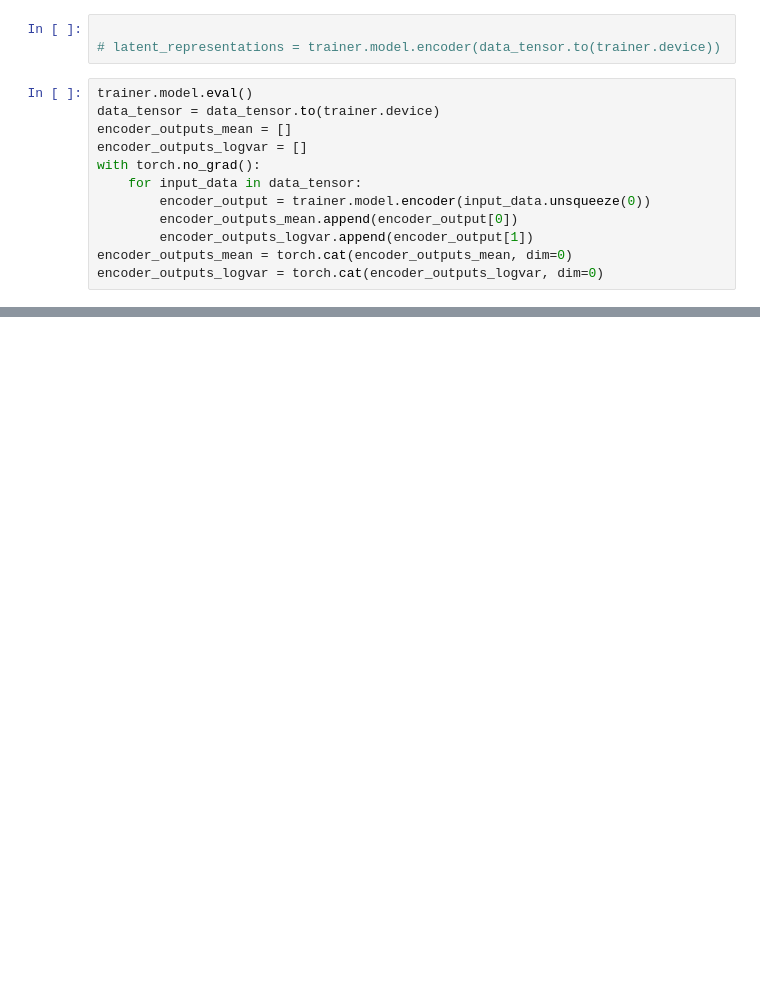
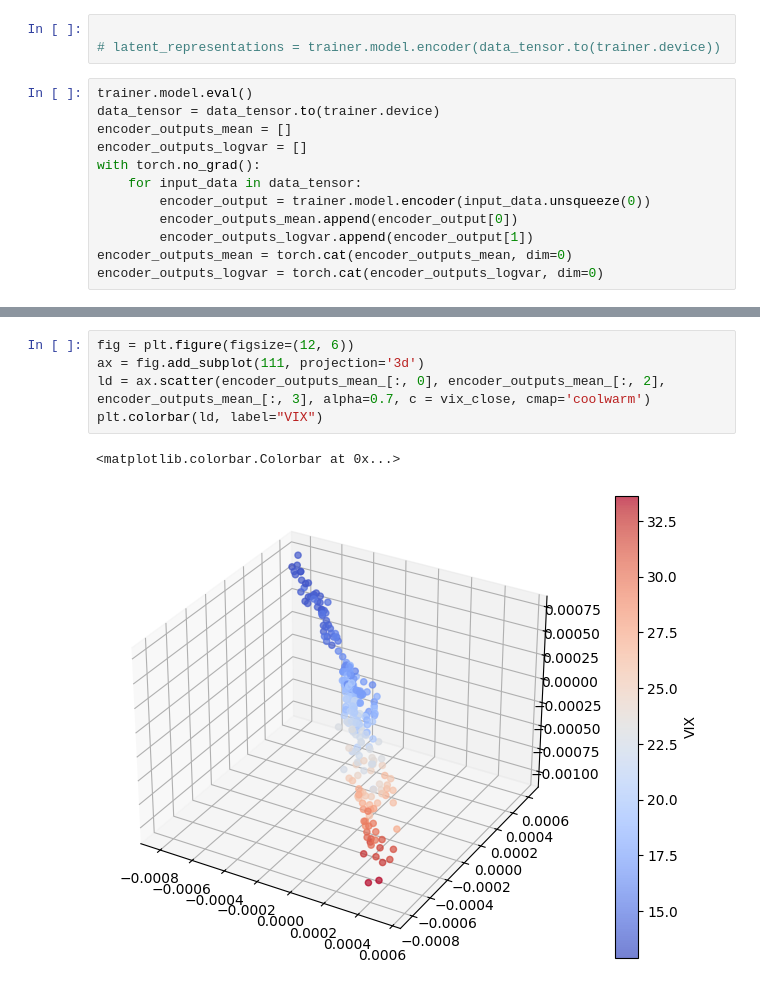
Before and after one commit to zhanghq-chn/VAE-VolSurface, a Jupyter notebook: examples/volsurface_latent.ipynb, the cells around one changed output, grey strips where cells are left out. Drawn from its saved outputs; the diff is of its cells as text; blank space fills up the shorter version.

```diff
--- a/examples/volsurface_latent.ipynb
+++ b/examples/volsurface_latent.ipynb
@@ -157,0 +178,8 @@ plt.scatter(encoder_outputs_mean_[:, 0], encoder_outputs_mean_[:, 1], alpha=0.5)
+# %%
+fig = plt.figure(figsize=(12, 6))
+ax = fig.add_subplot(111, projection='3d')
+ld = ax.scatter(encoder_outputs_mean_[:, 0], encoder_outputs_mean_[:, 2], encoder_outputs_mean_[:, 3], alpha=0.7, c = vix_close, cmap='coolwarm')
+plt.colorbar(ld, label="VIX")
+# %% [output]
+<matplotlib.colorbar.Colorbar at 0x...>
+[figure, added]
```
Also changed, not shown: parts of 8 cells of this notebook.
